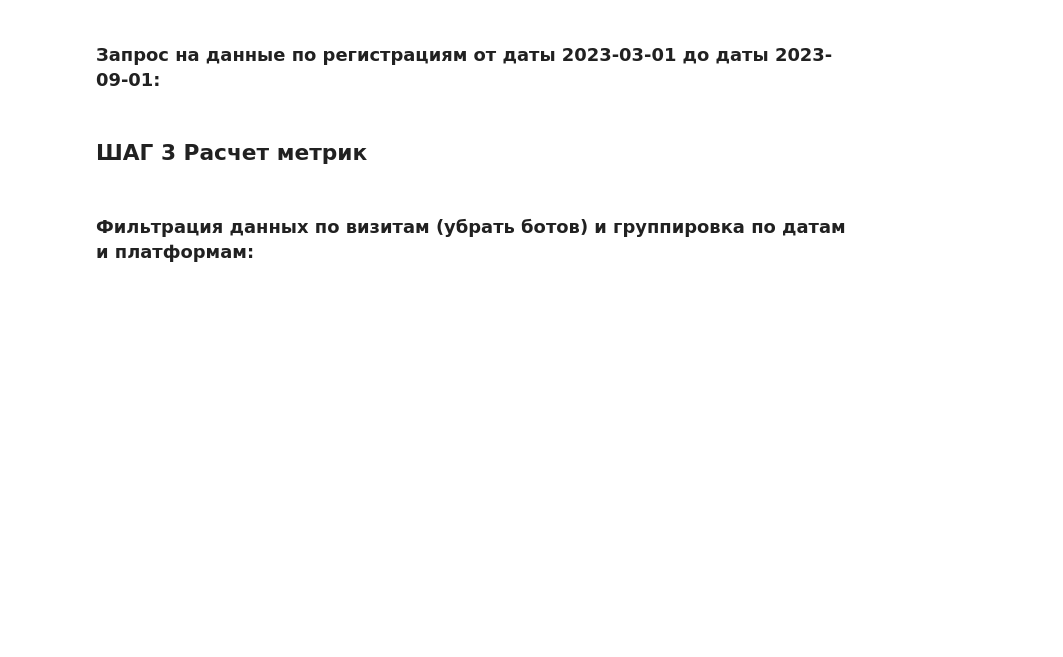
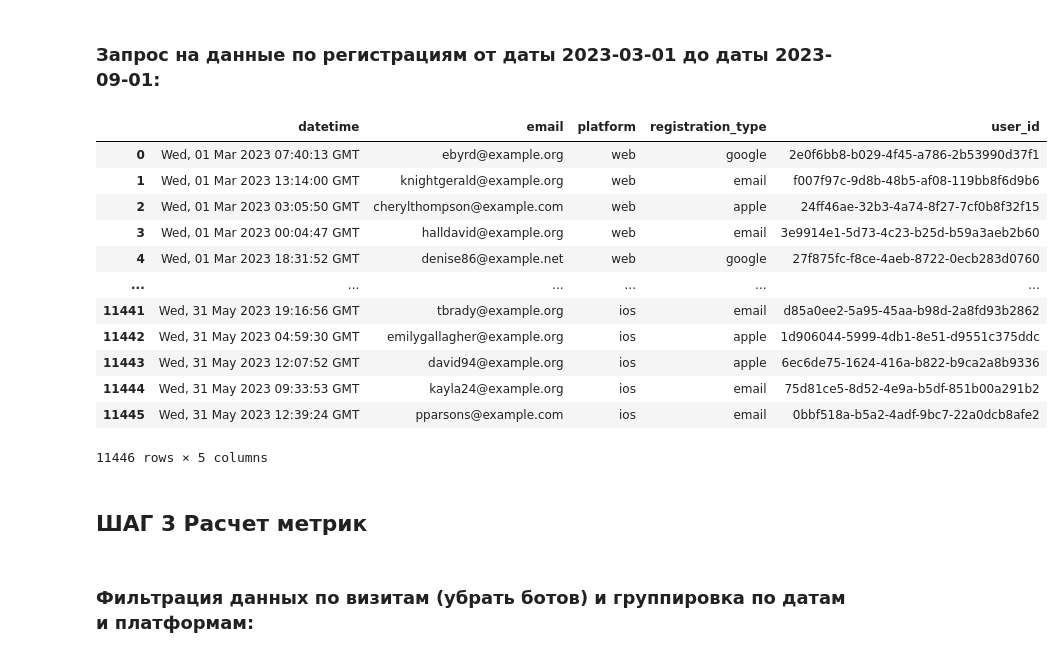
Before and after one commit to mrvdanilov/python-for-data-analysts-project-100, a Jupyter notebook: charts_project.ipynb, the cells around one changed output. Cells and saved outputs as stored; diff of their text form; code cells hidden in the pictures; blank space fills up the shorter version.

```diff
--- a/charts_project.ipynb
+++ b/charts_project.ipynb
@@ -34,11 +56,25 @@ df_visits=pd.DataFrame(data_vis) #перевод JSON в DataFrame
 # %% [markdown]
 ### Запрос на данные по регистрациям от даты 2023-03-01 до даты 2023-09-01:
 # %%
-registration_json = requests.get(f"{API_URL}/registrations?begin={DATE_BEGIN}&end={DATE_END}")
+registration_json = requests.get(f'{API_URL}/registrations', params={'begin': DATE_BEGIN, 'end': DATE_END})
 #registration_json=requests.get("https://data-charts-api.hexlet.app/registrations?begin=2022-03-01&end=2023-09-01")
 data_reg=registration_json.json()
 df_registrations=pd.DataFrame(data_reg)
-#df_registrations.head()
+#df_registrations.head(200000)
+# %% [output]
+|  | datetime | email | platform | registration_type | user_id |
+| 0 | Wed, 01 Mar 2023 07:40:13 GMT | ebyrd@example.org | web | google | 2e0f6bb8-b029-4f45-a786-2b53990d37f1 |
+| 1 | Wed, 01 Mar 2023 13:14:00 GMT | knightgerald@example.org | web | email | f007f97c-9d8b-48b5-af08-119bb8f6d9b6 |
+| 2 | Wed, 01 Mar 2023 03:05:50 GMT | cherylthompson@example.com | web | apple | 24ff46ae-32b3-4a74-8f27-7cf0b8f32f15 |
+| 3 | Wed, 01 Mar 2023 00:04:47 GMT | halldavid@example.org | web | email | 3e9914e1-5d73-4c23-b25d-b59a3aeb2b60 |
+| 4 | Wed, 01 Mar 2023 18:31:52 GMT | denise86@example.net | web | google | 27f875fc-f8ce-4aeb-8722-0ecb283d0760 |
+| ... | ... | ... | ... | ... | ... |
+| 11441 | Wed, 31 May 2023 19:16:56 GMT | tbrady@example.org | ios | email | d85a0ee2-5a95-45aa-b98d-2a8fd93b2862 |
+| 11442 | Wed, 31 May 2023 04:59:30 GMT | emilygallagher@example.org | ios | apple | 1d906044-5999-4db1-8e51-d9551c375ddc |
+| 11443 | Wed, 31 May 2023 12:07:52 GMT | david94@example.org | ios | apple | 6ec6de75-1624-416a-b822-b9ca2a8b9336 |
+| 11444 | Wed, 31 May 2023 09:33:53 GMT | kayla24@example.org | ios | email | 75d81ce5-8d52-4e9a-b5df-851b00a291b2 |
+| 11445 | Wed, 31 May 2023 12:39:24 GMT | pparsons@example.com | ios | email | 0bbf518a-b5a2-4adf-9bc7-22a0dcb8afe2 |
+11446 rows × 5 columns
 # %% [markdown]
 ## ШАГ 3 Расчет метрик
 # %% [markdown]
```
Also changed, not shown: parts of 3 cells of this notebook, 1 other file.
